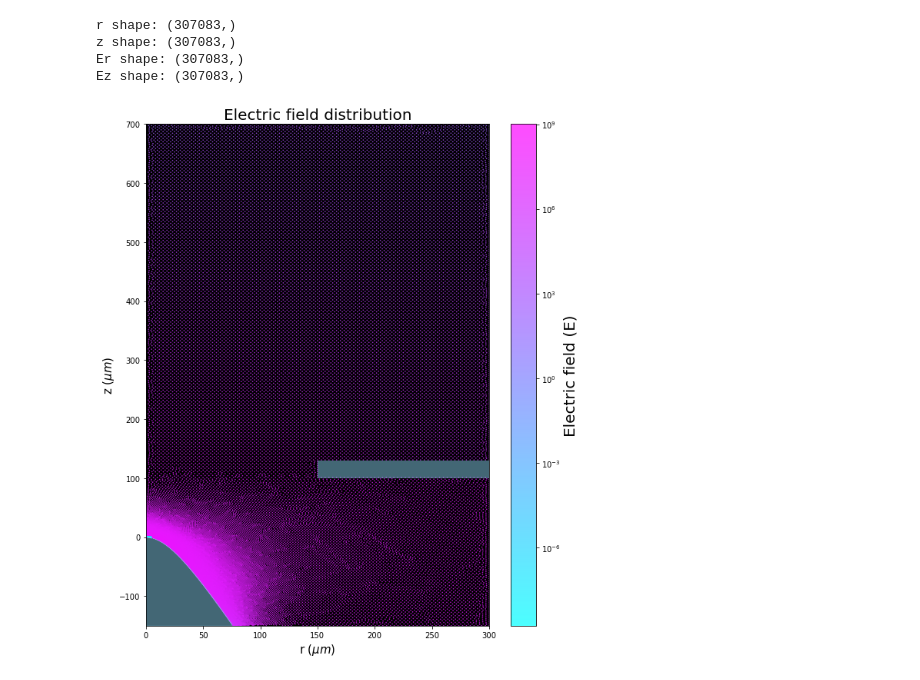
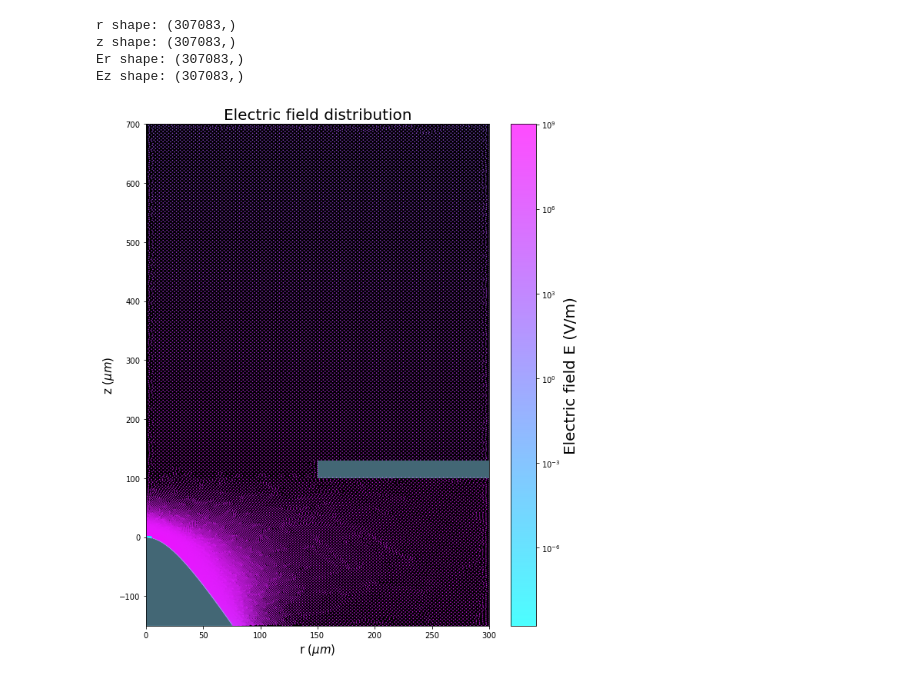
Before and after one commit to Rafid-Ben/Electrospray_DF_Py, a Jupyter notebook: Efield_emitter_plot.ipynb, the cells around one changed output. Saved outputs shown, nothing was run; the diff lists cells and outputs as text; code cells hidden in the pictures.

```diff
--- a/Efield_emitter_plot.ipynb
+++ b/Efield_emitter_plot.ipynb
@@ -52,7 +52,7 @@ ax.set_ylim([z.min()*1e6, z.max()*1e6])
 
 # Add a colorbar
 cbar = plt.colorbar(sc)
-cbar.set_label('Electric field (E)', size=20, color='black')
+cbar.set_label('Electric field E (V/m)', size=20, color='black')
 cbar.ax.yaxis.set_tick_params(color='black')
 plt.setp(plt.getp(cbar.ax.axes, 'yticklabels'), color='black')
 
@@ -65,31 +65,31 @@ ax.tick_params(axis='y', colors='black')
 
 
 #Plot the grid surface
 #gold = image.imread('gold.jpg')
 
 # Define the 4 points of the rectangle
 p1 = (150, 100)
 p2 = (150, 130)
 p3 = (300, 100)
 p4 = (300, 130)
 width = p3[0]-p1[0]
 height = p2[1]-p1[1]
 # patches.Rectangle() needs the bottom left point, width and height
 rect = patches.Rectangle((p1[0],p1[1]), width, height, facecolor ='skyblue', alpha=0.5)
 # Add the patch to the Axes
 ax.add_patch(rect)
 #ax.imshow(gold, extent=(p1[0], p3[0], p1[1], p2[1]), aspect='auto')
 
 #Plot the tip of the emitter
 r_tip=np.arange(0,75,0.1)
 d=100
 Rc=11
 eta0=np.power(1+Rc/d,-1/2)
 a=2*d*np.sqrt(1+Rc/d)
 z_tip=100-eta0*np.sqrt(np.power(a,2)/4+np.power(r_tip,2)/(1-np.power(eta0,2)))
 plt.fill_between(r_tip, z_tip,-150, color='skyblue', alpha=0.5)
 
 # Show the plot
 plt.show()
 # %% [output]
-[figure, old version]
+[figure, new version]
```
Also changed, not shown: parts of 9 cells of this notebook, 4 other files.
